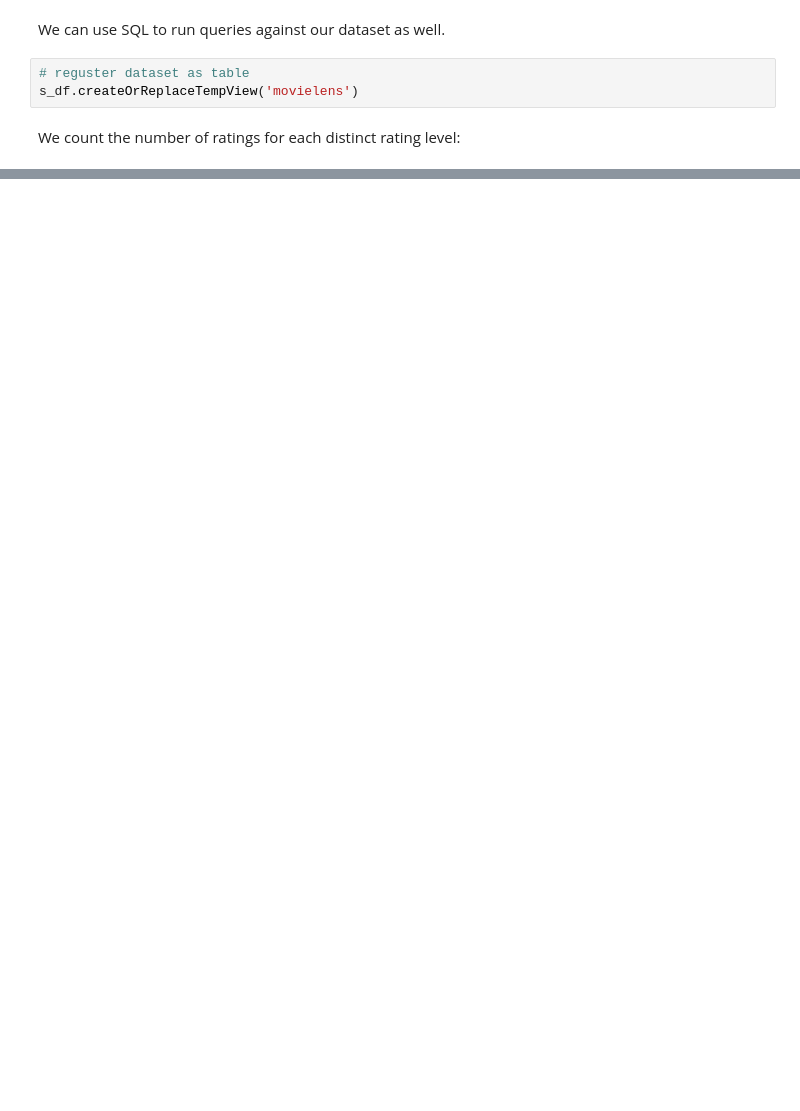
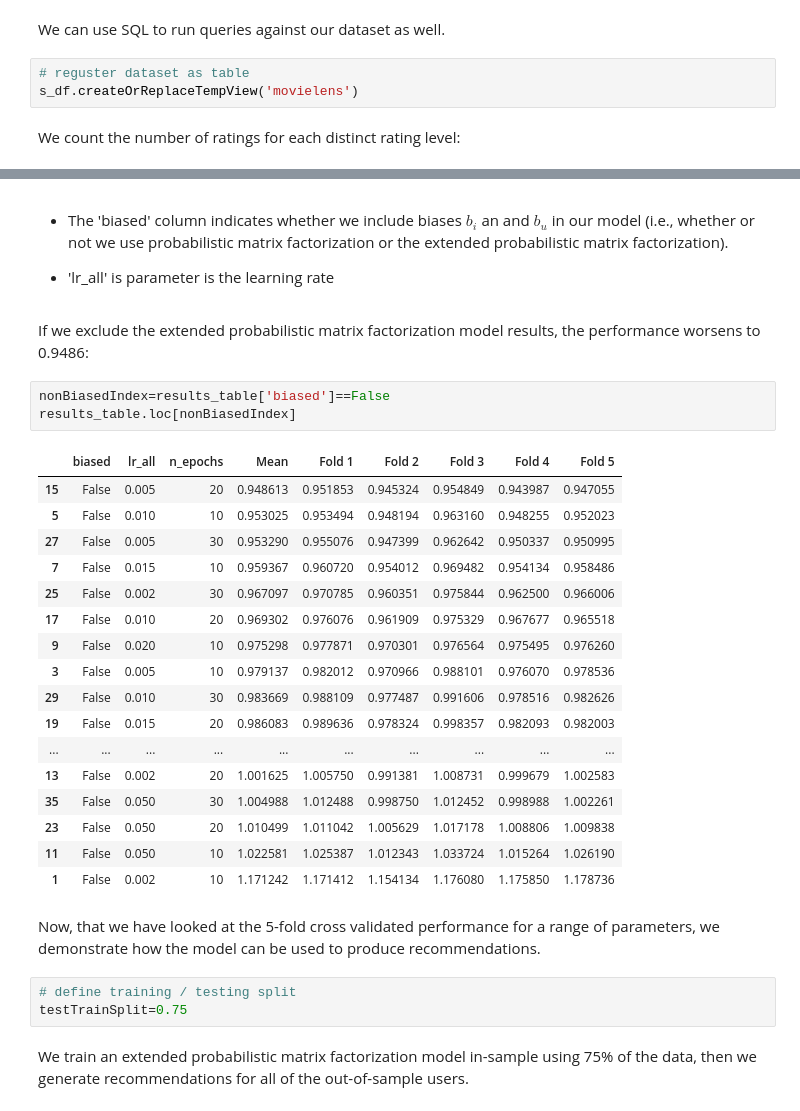
Before and after one commit to dnokes/DATA_612, a Jupyter notebook: Project_5/DerekNokes_DATA_612_Project_5.ipynb, the cells around one changed output, grey strips where cells are left out. Drawn from its saved outputs; the diff is of its cells as text; blank space fills up the shorter version.

```diff
--- a/Project_5/DerekNokes_DATA_612_Project_5.ipynb
+++ b/Project_5/DerekNokes_DATA_612_Project_5.ipynb
@@ -146,0 +525,34 @@ help(randomSplit)
+# %% [markdown]
+- The 'biased' column indicates whether we include biases $b_i$ an and $b_u$ in our model (i.e., whether or not we use probabilistic matrix factorization or the extended probabilistic matrix factorization).
+
+- 'lr_all' is parameter is the learning rate
+# %% [markdown]
+If we exclude the extended probabilistic matrix factorization model results, the performance worsens to 0.9486:
+# %%
+nonBiasedIndex=results_table['biased']==False
+results_table.loc[nonBiasedIndex]
+# %% [output]
+|  | biased | lr_all | n_epochs | Mean | Fold 1 | Fold 2 | Fold 3 | Fold 4 | Fold 5 |
+| 15 | False | 0.005 | 20 | 0.948613 | 0.951853 | 0.945324 | 0.954849 | 0.943987 | 0.947055 |
+| 5 | False | 0.010 | 10 | 0.953025 | 0.953494 | 0.948194 | 0.963160 | 0.948255 | 0.952023 |
+| 27 | False | 0.005 | 30 | 0.953290 | 0.955076 | 0.947399 | 0.962642 | 0.950337 | 0.950995 |
+| 7 | False | 0.015 | 10 | 0.959367 | 0.960720 | 0.954012 | 0.969482 | 0.954134 | 0.958486 |
+| 25 | False | 0.002 | 30 | 0.967097 | 0.970785 | 0.960351 | 0.975844 | 0.962500 | 0.966006 |
+| 17 | False | 0.010 | 20 | 0.969302 | 0.976076 | 0.961909 | 0.975329 | 0.967677 | 0.965518 |
+| 9 | False | 0.020 | 10 | 0.975298 | 0.977871 | 0.970301 | 0.976564 | 0.975495 | 0.976260 |
+| 3 | False | 0.005 | 10 | 0.979137 | 0.982012 | 0.970966 | 0.988101 | 0.976070 | 0.978536 |
+| 29 | False | 0.010 | 30 | 0.983669 | 0.988109 | 0.977487 | 0.991606 | 0.978516 | 0.982626 |
+| 19 | False | 0.015 | 20 | 0.986083 | 0.989636 | 0.978324 | 0.998357 | 0.982093 | 0.982003 |
+| ... | ... | ... | ... | ... | ... | ... | ... | ... | ... |
+| 13 | False | 0.002 | 20 | 1.001625 | 1.005750 | 0.991381 | 1.008731 | 0.999679 | 1.002583 |
+| 35 | False | 0.050 | 30 | 1.004988 | 1.012488 | 0.998750 | 1.012452 | 0.998988 | 1.002261 |
+| 23 | False | 0.050 | 20 | 1.010499 | 1.011042 | 1.005629 | 1.017178 | 1.008806 | 1.009838 |
+| 11 | False | 0.050 | 10 | 1.022581 | 1.025387 | 1.012343 | 1.033724 | 1.015264 | 1.026190 |
+| 1 | False | 0.002 | 10 | 1.171242 | 1.171412 | 1.154134 | 1.176080 | 1.175850 | 1.178736 |
+# %% [markdown]
+Now, that we have looked at the 5-fold cross validated performance for a range of parameters, we demonstrate how the model can be used to produce recommendations.
+# %%
+# define training / testing split
+testTrainSplit=0.75
+# %% [markdown]
+We train an extended probabilistic matrix factorization model in-sample using 75% of the data, then we generate recommendations for all of the out-of-sample users.
```
Also changed, not shown: parts of 116 cells of this notebook.
